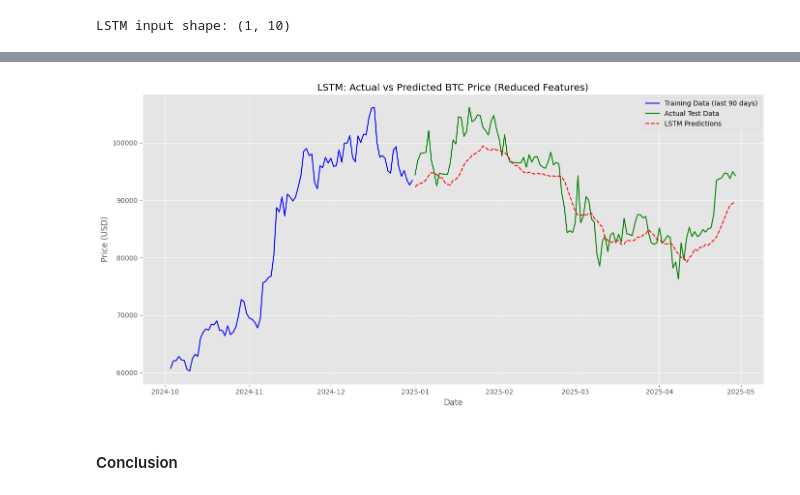
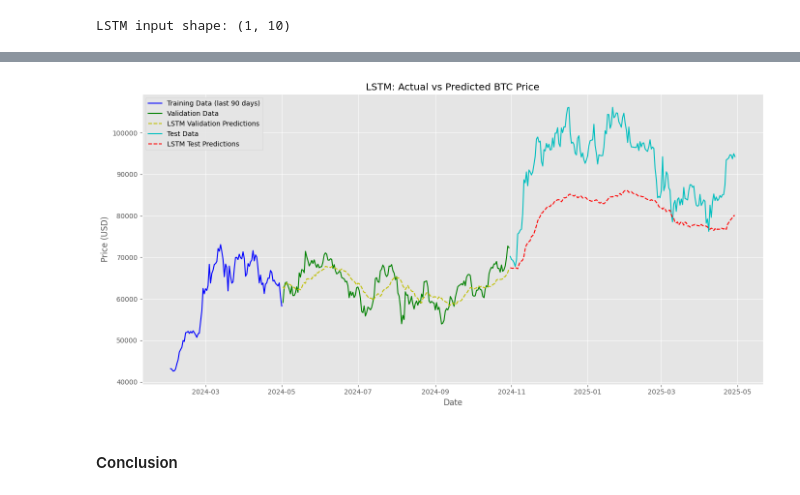
Before and after one commit to Fizryfu/Capstone, a Jupyter notebook: Capstone Project/Capstone_Project.ipynb, the cells around one changed output, grey strips where cells are left out. Cells and saved outputs as stored; diff of their text form; code cells hidden in the pictures.

```diff
--- a/Capstone Project/Capstone_Project.ipynb
+++ b/Capstone Project/Capstone_Project.ipynb
@@ -1245,6 +1369,7 @@ print("Scaling features...")
 try:
     scaler = MinMaxScaler()
     X_train_scaled = scaler.fit_transform(X_train_np)
+    X_val_scaled = scaler.transform(X_val_np)
     X_test_scaled = scaler.transform(X_test_np)
 except Exception as e:
     print(" Error in scaling:")
@@ -1481,6 +1625,7 @@ Reduced feature set shape: (1697, 10)
 # %%
 # Reshape for LSTM: [samples, timesteps, features]
 X_train_lstm = X_train_scaled.reshape(X_train_scaled.shape[0], 1, X_train_scaled.shape[1])
+X_val_lstm = X_val_scaled.reshape(X_val_scaled.shape[0], 1, X_val_scaled.shape[1])
 X_test_lstm = X_test_scaled.reshape(X_test_scaled.shape[0], 1, X_test_scaled.shape[1])
 
 input_shape = (1, X_train_scaled.shape[1])
@@ -1528,0 +1646,10 @@ Epoch 15/100
+# %%
+# Train with validation data
+history = model.fit(
+    X_train_lstm, y_train_scaled,
+    epochs=100,
+    batch_size=32,
+    validation_data=(X_val_lstm, y_val_scaled),
+    callbacks=[early_stopping],
+    verbose=1
+)
@@ -1528,0 +1674,20 @@ Epoch 15/100
+# %%
+# Predict on validation set
+lstm_val_predictions_scaled = model.predict(X_val_lstm)
+lstm_val_predictions = y_scaler.inverse_transform(lstm_val_predictions_scaled)
+
+# Evaluate on validation set
+lstm_val_metrics = calculate_metrics(y_val, lstm_val_predictions)
+print("\nLSTM Model Validation Metrics:")
+for key, value in lstm_val_metrics.items():
+    print(f"{key}: {value:.4f}")
+
+# Predict on test set
+lstm_test_predictions_scaled = model.predict(X_test_lstm)
+lstm_test_predictions = y_scaler.inverse_transform(lstm_test_predictions_scaled)
+
+# Evaluate on test set
+lstm_metrics = calculate_metrics(y_test, lstm_test_predictions)
+print("\nLSTM Model Test Metrics:")
+for key, value in lstm_metrics.items():
+    print(f"{key}: {value:.4f}")
@@ -1563,17 +1743,19 @@ plt.show()
 # %%
 # Prediction Plot
 plt.figure(figsize=(14, 7))
 plt.plot(y_train.index[-90:], y_train[-90:], 'b-', label='Training Data (last 90 days)')
-plt.plot(y_test.index, y_test, 'g-', label='Actual Test Data')
-plt.plot(y_test.index, lstm_predictions, 'r--', label='LSTM Predictions')
-plt.title('LSTM: Actual vs Predicted BTC Price (Reduced Features)')
+plt.plot(y_val.index, y_val, 'g-', label='Validation Data')
+plt.plot(y_val.index, lstm_val_predictions, 'y--', label='LSTM Validation Predictions')
+plt.plot(y_test.index, y_test, 'c-', label='Test Data')
+plt.plot(y_test.index, lstm_test_predictions, 'r--', label='LSTM Test Predictions')
+plt.title('LSTM: Actual vs Predicted BTC Price')
 plt.xlabel('Date')
 plt.ylabel('Price (USD)')
 plt.legend()
 plt.grid(True)
 plt.tight_layout()
 plt.show()
 # %% [output]
-[figure, old version]
+[figure, new version]
 # %% [markdown]
 #### Conclusion
```
Also changed, not shown: parts of 41 cells of this notebook.
